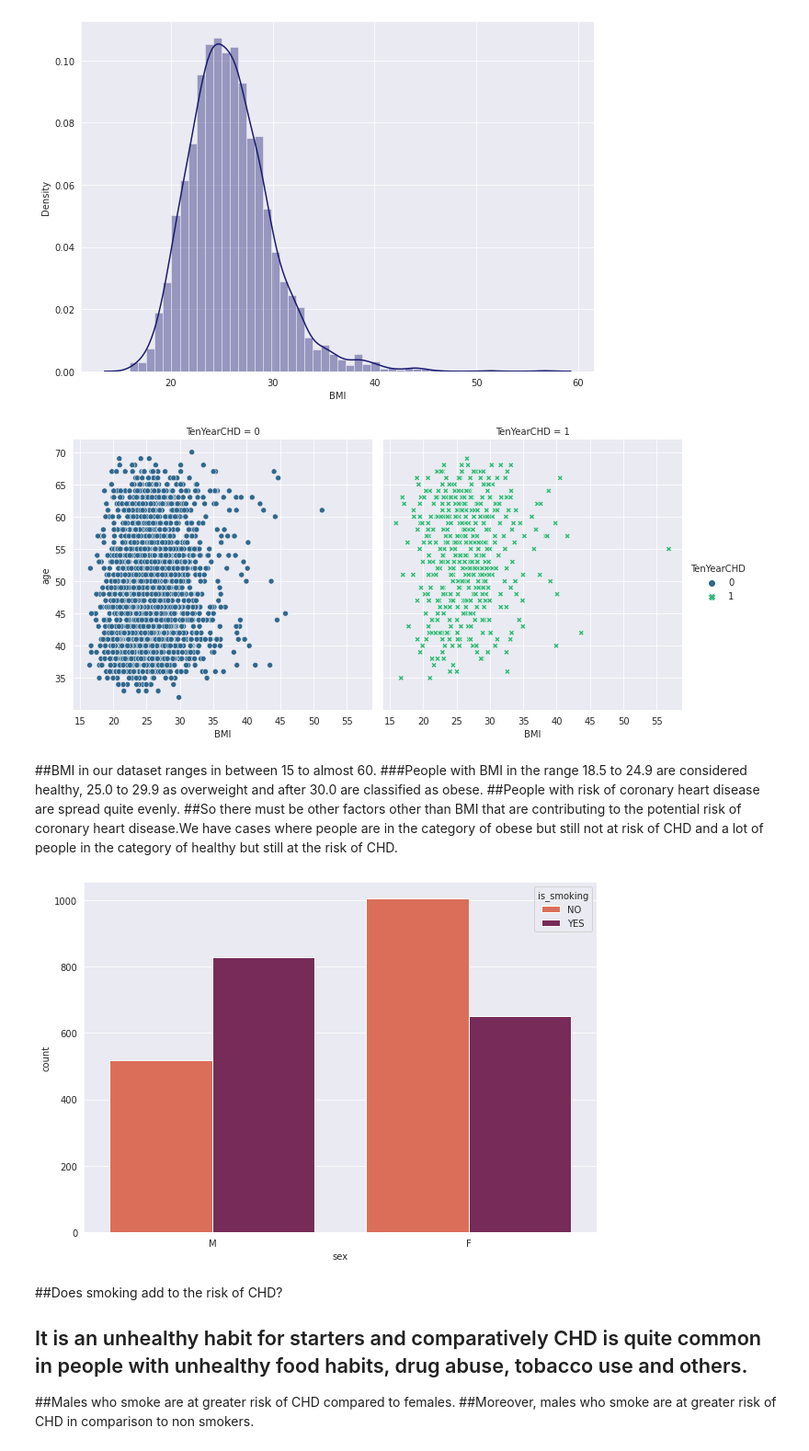
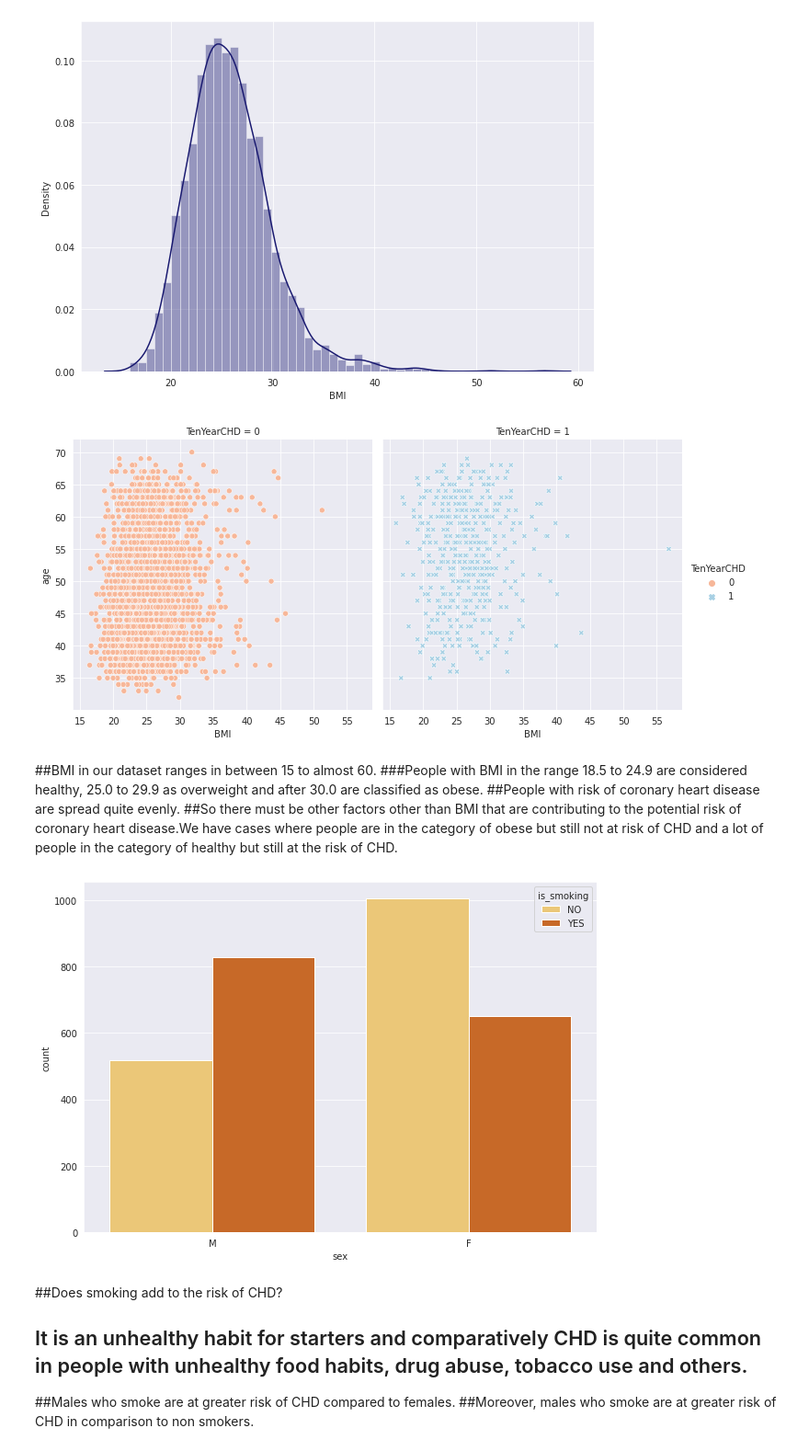
Before and after one commit to skaty5678/Cardiovascular-Risk-Prediction, a Jupyter notebook: Cardiovascular_Risk_Prediction_SANJEEV_KUMAR_THAKUR.ipynb, the cells around one changed output. Shown at 92% size. Cells and saved outputs as stored; diff of their text form; code cells hidden in the pictures.

```diff
--- a/Cardiovascular_Risk_Prediction_SANJEEV_KUMAR_THAKUR.ipynb
+++ b/Cardiovascular_Risk_Prediction_SANJEEV_KUMAR_THAKUR.ipynb
@@ -274,10 +299,10 @@ plt.show()
 [figure]
 # %%
 sns.set_style("darkgrid")
-sns.relplot(data=df, x="BMI", y="age",hue="TenYearCHD",col='TenYearCHD',style='TenYearCHD',kind="scatter",palette='viridis')
+sns.relplot(data=df, x="BMI", y="age",hue="TenYearCHD",col='TenYearCHD',style='TenYearCHD',kind="scatter",palette='RdBu')
 plt.show()
 # %% [output]
-[figure, old version]
+[figure, new version]
 # %% [markdown]
 ##BMI in our dataset ranges in between 15 to almost 60.
 ###People with BMI in the range 18.5 to 24.9 are considered healthy, 25.0 to 29.9 as overweight and after 30.0 are classified as obese.
@@ -286,10 +311,10 @@ plt.show()
 # %%
 plt.figure(figsize=(10,7))
 sns.set_style("darkgrid")
-sns.countplot(x='sex',data=df,hue='is_smoking',palette='rocket_r')
+sns.countplot(x='sex',data=df,hue='is_smoking',palette='YlOrBr')
 plt.show()
 # %% [output]
-[figure, old version]
+[figure, new version]
 # %% [markdown]
 ##Does smoking add to the risk of CHD?
 ## It is an unhealthy habit for starters and comparatively CHD is quite common in people with unhealthy food habits, drug abuse, tobacco use and others.
```
Also changed, not shown: parts of 126 cells of this notebook.
